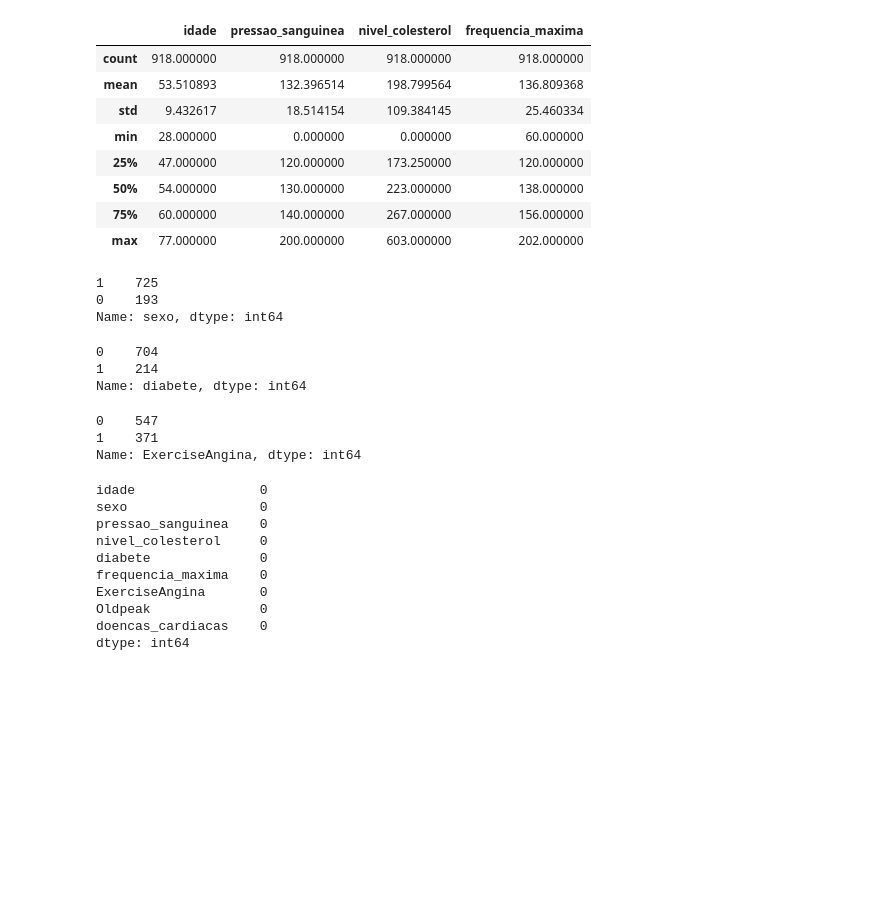
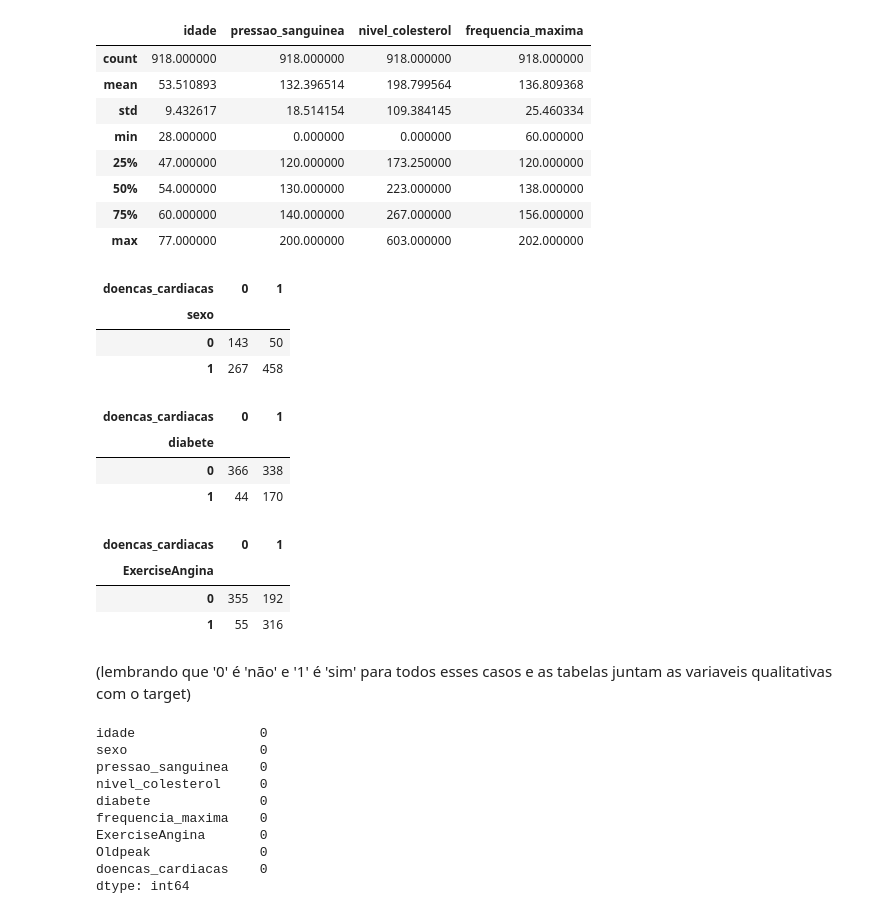
Before and after one commit to luanams/Projeto-2-cdados, a Jupyter notebook: PROJETO 2.ipynb, the cells around one changed output. Cells and saved outputs as stored; diff of their text form; code cells hidden in the pictures; blank space fills up the shorter version.

```diff
--- a/PROJETO 2.ipynb
+++ b/PROJETO 2.ipynb
@@ -76,24 +76,29 @@ df[['idade', 'pressao_sanguinea', 'nivel_colesterol', 'frequencia_maxima']].desc
 | 50% | 54.000000 | 130.000000 | 223.000000 | 138.000000 |
 | 75% | 60.000000 | 140.000000 | 267.000000 | 156.000000 |
 | max | 77.000000 | 200.000000 | 603.000000 | 202.000000 |
-# %%
-df.sexo.value_counts() # conta a quantidade de homens e mulher do dataframe
-# %% [output]
-1    725
-0    193
-Name: sexo, dtype: int64
-# %%
-df.diabete.value_counts() # conta a quantidade de pessoas com diabetes e sem
-# %% [output]
-0    704
-1    214
-Name: diabete, dtype: int64
-# %%
-df.ExerciseAngina.value_counts() # conta quem se aplica a essa categoria e quem não se aplica
-# %% [output]
-0    547
-1    371
-Name: ExerciseAngina, dtype: int64
+# %%
+pd.crosstab(df['sexo'],df['doencas_cardiacas'])
+# %% [output]
+| doencas_cardiacas | 0 | 1 |
+| sexo |  |  |
+| 0 | 143 | 50 |
+| 1 | 267 | 458 |
+# %%
+pd.crosstab(df['diabete'],df['doencas_cardiacas'])
+# %% [output]
+| doencas_cardiacas | 0 | 1 |
+| diabete |  |  |
+| 0 | 366 | 338 |
+| 1 | 44 | 170 |
+# %%
+pd.crosstab(df['ExerciseAngina'],df['doencas_cardiacas'])
+# %% [output]
+| doencas_cardiacas | 0 | 1 |
+| ExerciseAngina |  |  |
+| 0 | 355 | 192 |
+| 1 | 55 | 316 |
+# %% [markdown]
+(lembrando que '0' é 'não' e '1' é 'sim' para todos esses casos e as tabelas juntam as variaveis qualitativas com o target)
 # %%
 df.isnull().sum()
 # %% [output]
```
Also changed, not shown: parts of 4 cells of this notebook.
